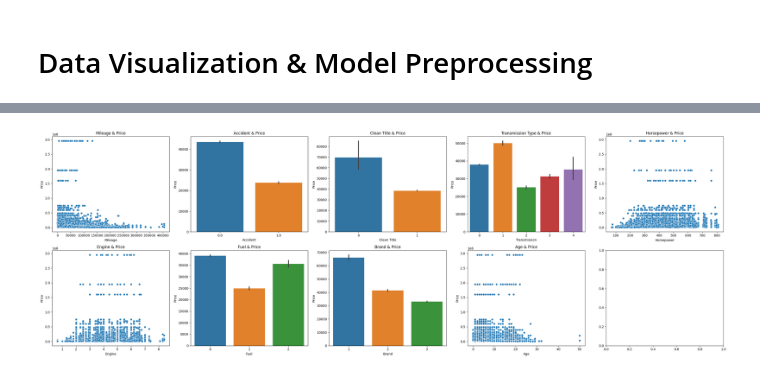
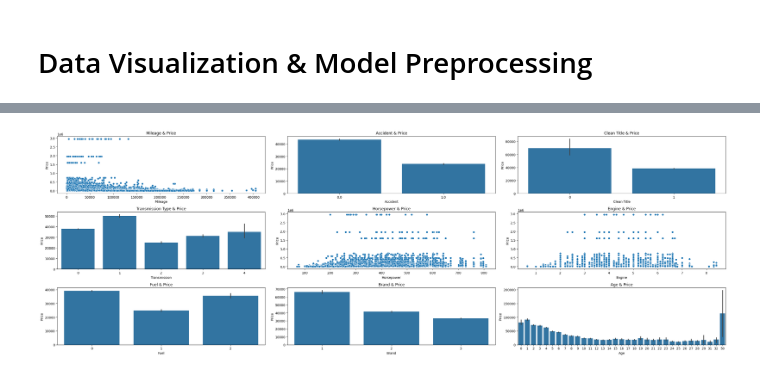
Before and after one commit to aneesakram/regression-of-used-car-prices, a Jupyter notebook: carPriceReg.ipynb, the cells around one changed output, grey strips where cells are left out. Drawn from its saved outputs; the diff is of its cells as text; code cells hidden in the pictures.

```diff
--- a/carPriceReg.ipynb
+++ b/carPriceReg.ipynb
@@ -402,55 +409,55 @@ sns.heatmap(data=corr)
 [figure]
 # %%
-fig, axs = plt.subplots(2,5, figsize=(30,10))
+fig, axs = plt.subplots(3,3, figsize=(30,10))
 
 sns.scatterplot(x='mileage', y='price', data=train_df, ax=axs[0, 0])
 axs[0, 0].set_title('Mileage & Price')
 axs[0, 0].set_xlabel('Mileage')
 axs[0, 0].set_ylabel('Price')
 
 
 sns.barplot(x='accident', y='price', data=train_df, ax=axs[0, 1])
 axs[0, 1].set_title('Accident & Price')
 axs[0, 1].set_xlabel('Accident')
 axs[0, 1].set_ylabel('Price')
 
 sns.barplot(x='clean_title', y='price', data=train_df, ax=axs[0, 2])
 axs[0, 2].set_title('Clean Title & Price')
 axs[0, 2].set_xlabel('Clean Title')
 axs[0, 2].set_ylabel('Price')
 
-sns.barplot(x='transmission_cat', y='price', data=train_df, ax=axs[0, 3])
-axs[0, 3].set_title('Transmission Type & Price')
-axs[0, 3].set_xlabel('Transmission')
-axs[0, 3].set_ylabel('Price')
-
-sns.scatterplot(x='horsepower', y='price', data=train_df, ax=axs[0, 4])
-axs[0, 4].set_title('Horsepower & Price')
-axs[0, 4].set_xlabel('Horsepower')
-axs[0, 4].set_ylabel('Price')
-
-sns.scatterplot(x='engine_size', y='price', data=train_df, ax=axs[1, 0])
-axs[1, 0].set_title('Engine & Price')
-axs[1, 0].set_xlabel('Engine')
+sns.barplot(x='transmission_cat', y='price', data=train_df, ax=axs[1, 0])
+axs[1, 0].set_title('Transmission Type & Price')
+axs[1, 0].set_xlabel('Transmission')
 axs[1, 0].set_ylabel('Price')
 
-sns.barplot(x='type_of_fuel', y='price', data=train_df, ax=axs[1, 1])
-axs[1, 1].set_title('Fuel & Price')
-axs[1, 1].set_xlabel('Fuel')
+sns.scatterplot(x='horsepower', y='price', data=train_df, ax=axs[1, 1])
+axs[1, 1].set_title('Horsepower & Price')
+axs[1, 1].set_xlabel('Horsepower')
 axs[1, 1].set_ylabel('Price')
 
-sns.barplot(x='brand_cat', y='price', data=train_df, ax=axs[1, 2])
-axs[1, 2].set_title('Brand & Price')
-axs[1, 2].set_xlabel('Brand')
+sns.scatterplot(x='engine_size', y='price', data=train_df, ax=axs[1, 2])
+axs[1, 2].set_title('Engine & Price')
+axs[1, 2].set_xlabel('Engine')
 axs[1, 2].set_ylabel('Price')
 
-sns.scatterplot(x='age', y='price', data=train_df, ax=axs[1, 3])
-axs[1, 3].set_title('Age & Price')
-axs[1, 3].set_xlabel('Age')
-axs[1, 3].set_ylabel('Price')
+sns.barplot(x='type_of_fuel', y='price', data=train_df, ax=axs[2, 0])
+axs[2, 0].set_title('Fuel & Price')
+axs[2, 0].set_xlabel('Fuel')
+axs[2, 0].set_ylabel('Price')
+
+sns.barplot(x='brand_cat', y='price', data=train_df, ax=axs[2, 1])
+axs[2, 1].set_title('Brand & Price')
+axs[2, 1].set_xlabel('Brand')
+axs[2, 1].set_ylabel('Price')
+
+sns.barplot(x='age', y='price', data=train_df, ax=axs[2, 2])
+axs[2, 2].set_title('Age & Price')
+axs[2, 2].set_xlabel('Age')
+axs[2, 2].set_ylabel('Price')
 
 
 plt.tight_layout()
 plt.show()
 # %% [output]
-[figure, old version]
+[figure, new version]
```
Also changed, not shown: parts of 8 cells of this notebook.
